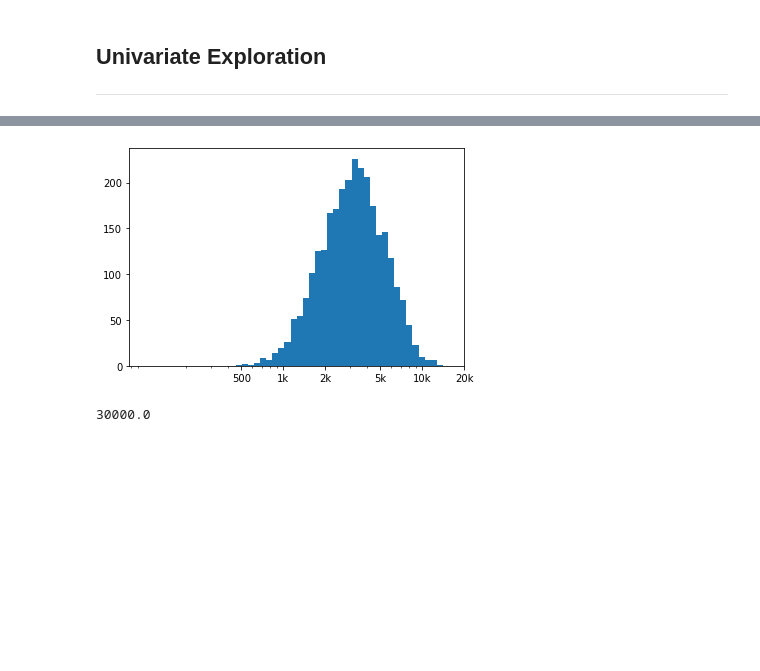
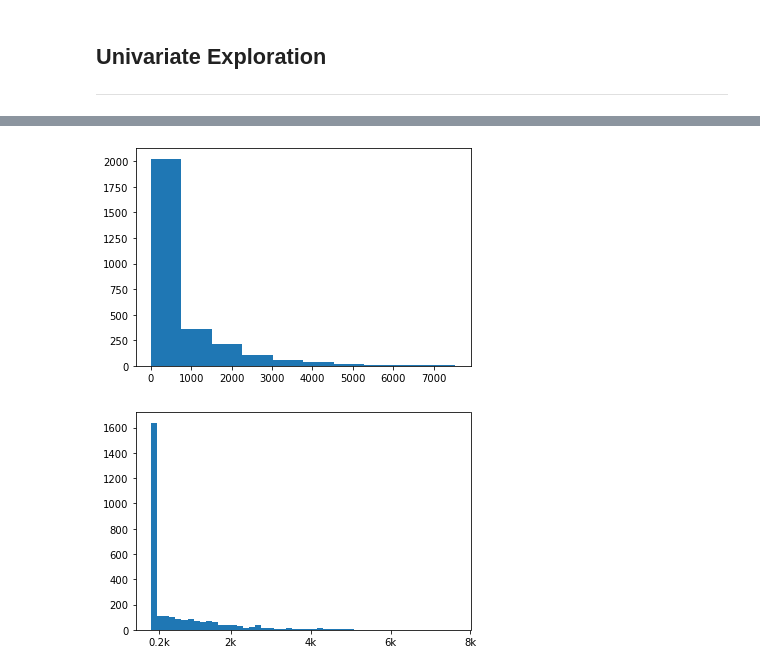
Before and after one commit to Biob-scientist/Sales_analytics, a Jupyter notebook: sales_exploratory_analysis.ipynb, the cells around one changed output, grey strips where cells are left out. Cells and saved outputs as stored; diff of their text form; code cells hidden in the pictures; blank space fills up the shorter version.

```diff
--- a/sales_exploratory_analysis.ipynb
+++ b/sales_exploratory_analysis.ipynb
@@ -94,4 +94,4 @@ df.columns=x
 # %%
 df.order_number=df.order_number.astype(str)
 df.order_line_number=df.order_line_number.astype(str)
-df.drop('sales_rep_id',axis=1,inplace=True)
+df.drop(['sales_rep_id','msrp'],axis=1,inplace=True)
@@ -98,3 +100,5 @@ df.drop('sales_rep_id',axis=1,inplace=True)
+# %%
+df['order_date']=pd.to_datetime(df['order_date'])
 # %%
 df.info()
 # %% [output]
@@ -172,15 +177,12 @@ bins_trans = 10**np.linspace(2, bins_max, 50)
 # %%
-plt.hist(data=df, x='sales',bins=bins_trans)
-plt.xscale('log')
-plt.xticks([500, 1e3, 2e3, 5e3, 1e4, 2e4], [500, '1k', '2k', '5k', '10k', '20k']);
-#ticks=[630,1260,2520,5040,10080]
-#labels=['{}'.format(x) for x in ticks]
-
-#plt.xticks(ticks,labels)
+plt.hist(data=df, x='profit')
 plt.show()
+bins=np.linspace(0,df.profit.max(),50)
+plt.hist(data=df, x='profit',bins=bins)
+ticks=[2e2,2e3,4e3,6e3,8e3]
+label=['0.2k','2k','4k','6k','8k']
+plt.xticks(ticks, label)
+plt.show()
 # %% [output]
-[figure, old version]
+[figure, new version]
+[figure, added]
-# %%
-3e4
-# %% [output]
-30000.0
```
Also changed, not shown: parts of 31 cells of this notebook.
